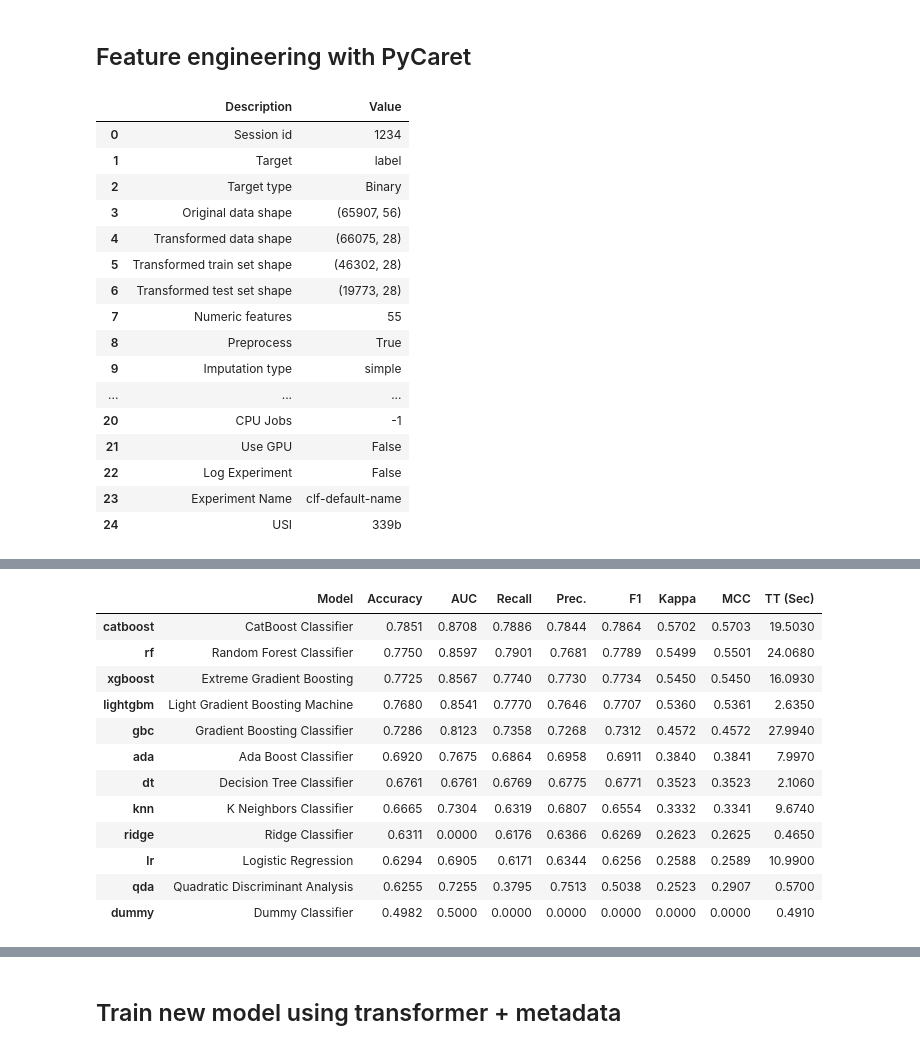
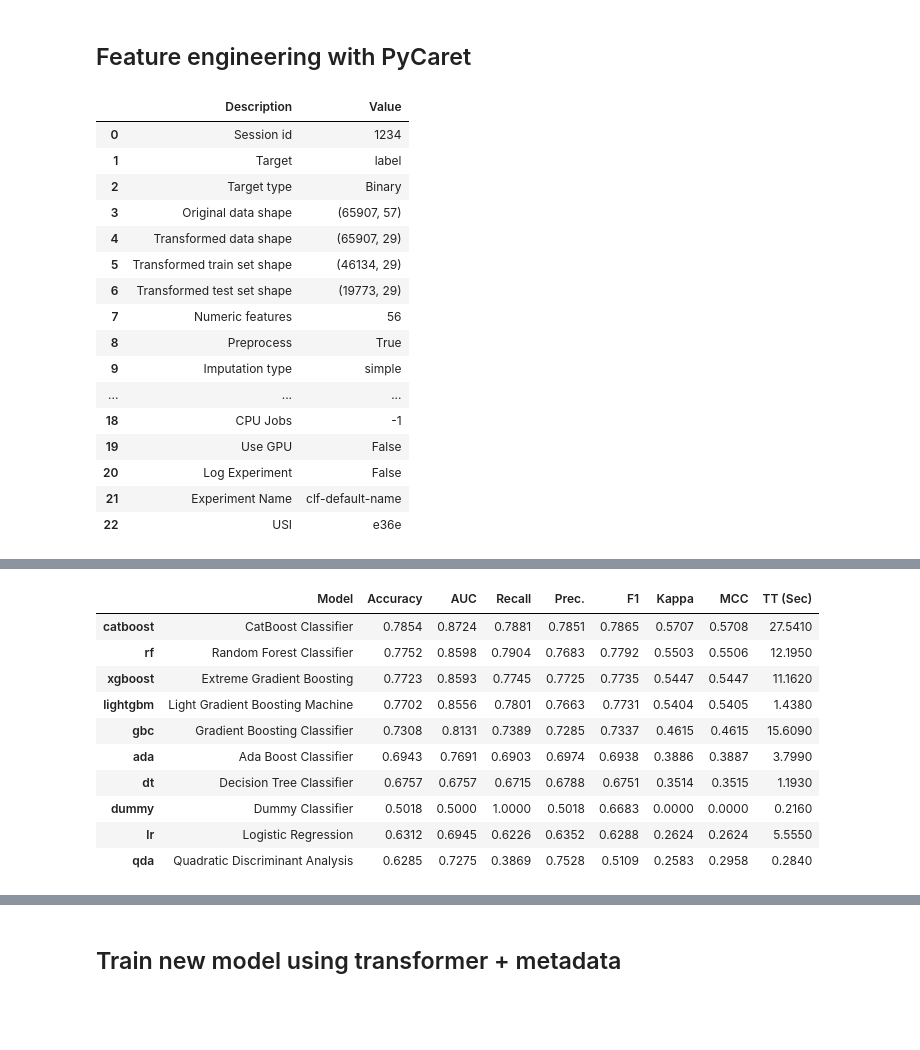
Before and after one commit to AlbertoUAH/autexTification, a Jupyter notebook: src/AuTexTification_fe_attached_models.ipynb, the cells around one changed output, grey strips where cells are left out. Saved outputs shown, nothing was run; the diff lists cells and outputs as text; code cells hidden in the pictures; blank space fills up the shorter version.

```diff
--- a/src/AuTexTification_fe_attached_models.ipynb
+++ b/src/AuTexTification_fe_attached_models.ipynb
@@ -62,6 +47,9 @@ train_df, test_df = train_test_split(train_df[['text', 'label']], test_size=0.2,
 # %%
 autextification_df = pd.read_csv('/kaggle/input/autextification-fe/autextification_fe.csv', sep=';')
 autextification_df['label'] = autextification_df['label'].apply(lambda x: 1 if x == 'generated' else 0)
+autextification_df['fe_num_signs_dup'] = autextification_df['text'].apply(lambda x:
+    len(re.findall(r"([\?\!\¿\¡]{2,})", x)
+))
 # %%
 train_df_fe = autextification_df.iloc[list(train_df.index), :]
 train_df_fe.reset_index(drop=True, inplace=True)
@@ -73,47 +61,42 @@ test_df_fe.reset_index(drop=True, inplace=True)
 autextification_df.drop(['id', 'text', 'lang'], axis=1, inplace=True)
 # %%
 # -- AutoML:
-# ---- Train size: 80 %
-# ---- Only numeric features
-# ---- Add feature selection (threshold = 0.9)
 # ---- Fix imbalance
 pd.set_option('display.max_rows', None)
 s = setup(data = autextification_df, target = 'label', numeric_features=list(autextification_df.columns)[1:],
           feature_selection_method='classic', categorical_features = [], session_id=1234, feature_selection=True,
-          n_features_to_select=0.5, fix_imbalance=True)
-best_model = compare_models(sort = 'F1', n_select=4, exclude=['lda', 'svm', 'et', 'nb'])
+          n_features_to_select=0.5, fix_imbalance=False)
+best_model = compare_models(sort = 'F1', n_select=4, exclude=['lda', 'svm', 'et', 'nb', 'knn', 'ridge'])
 # %% [output]
 |  | Description | Value |
 | 0 | Session id | 1234 |
 | 1 | Target | label |
 | 2 | Target type | Binary |
-| 3 | Original data shape | (65907, 56) |
-| 4 | Transformed data shape | (66075, 28) |
-| 5 | Transformed train set shape | (46302, 28) |
-| 6 | Transformed test set shape | (19773, 28) |
-| 7 | Numeric features | 55 |
+| 3 | Original data shape | (65907, 57) |
+| 4 | Transformed data shape | (65907, 29) |
+| 5 | Transformed train set shape | (46134, 29) |
+| 6 | Transformed test set shape | (19773, 29) |
+| 7 | Numeric features | 56 |
 | 8 | Preprocess | True |
 | 9 | Imputation type | simple |
 | ... | ... | ... |
-| 20 | CPU Jobs | -1 |
-| 21 | Use GPU | False |
-| 22 | Log Experiment | False |
-| 23 | Experiment Name | clf-default-name |
-| 24 | USI | 339b |
+| 18 | CPU Jobs | -1 |
+| 19 | Use GPU | False |
+| 20 | Log Experiment | False |
+| 21 | Experiment Name | clf-default-name |
+| 22 | USI | e36e |
 [interactive output not drawn]
 |  | Model | Accuracy | AUC | Recall | Prec. | F1 | Kappa | MCC | TT (Sec) |
-| catboost | CatBoost Classifier | 0.7851 | 0.8708 | 0.7886 | 0.7844 | 0.7864 | 0.5702 | 0.5703 | 19.5030 |
-| rf | Random Forest Classifier | 0.7750 | 0.8597 | 0.7901 | 0.7681 | 0.7789 | 0.5499 | 0.5501 | 24.0680 |
-| xgboost | Extreme Gradient Boosting | 0.7725 | 0.8567 | 0.7740 | 0.7730 | 0.7734 | 0.5450 | 0.5450 | 16.0930 |
-| lightgbm | Light Gradient Boosting Machine | 0.7680 | 0.8541 | 0.7770 | 0.7646 | 0.7707 | 0.5360 | 0.5361 | 2.6350 |
-| gbc | Gradient Boosting Classifier | 0.7286 | 0.8123 | 0.7358 | 0.7268 | 0.7312 | 0.4572 | 0.4572 | 27.9940 |
-| ada | Ada Boost Classifier | 0.6920 | 0.7675 | 0.6864 | 0.6958 | 0.6911 | 0.3840 | 0.3841 | 7.9970 |
-| dt | Decision Tree Classifier | 0.6761 | 0.6761 | 0.6769 | 0.6775 | 0.6771 | 0.3523 | 0.3523 | 2.1060 |
-| knn | K Neighbors Classifier | 0.6665 | 0.7304 | 0.6319 | 0.6807 | 0.6554 | 0.3332 | 0.3341 | 9.6740 |
-| ridge | Ridge Classifier | 0.6311 | 0.0000 | 0.6176 | 0.6366 | 0.6269 | 0.2623 | 0.2625 | 0.4650 |
-| lr | Logistic Regression | 0.6294 | 0.6905 | 0.6171 | 0.6344 | 0.6256 | 0.2588 | 0.2589 | 10.9900 |
-| qda | Quadratic Discriminant Analysis | 0.6255 | 0.7255 | 0.3795 | 0.7513 | 0.5038 | 0.2523 | 0.2907 | 0.5700 |
-| dummy | Dummy Classifier | 0.4982 | 0.5000 | 0.0000 | 0.0000 | 0.0000 | 0.0000 | 0.0000 | 0.4910 |
+| catboost | CatBoost Classifier | 0.7854 | 0.8724 | 0.7881 | 0.7851 | 0.7865 | 0.5707 | 0.5708 | 27.5410 |
+| rf | Random Forest Classifier | 0.7752 | 0.8598 | 0.7904 | 0.7683 | 0.7792 | 0.5503 | 0.5506 | 12.1950 |
+| xgboost | Extreme Gradient Boosting | 0.7723 | 0.8593 | 0.7745 | 0.7725 | 0.7735 | 0.5447 | 0.5447 | 11.1620 |
+| lightgbm | Light Gradient Boosting Machine | 0.7702 | 0.8556 | 0.7801 | 0.7663 | 0.7731 | 0.5404 | 0.5405 | 1.4380 |
+| gbc | Gradient Boosting Classifier | 0.7308 | 0.8131 | 0.7389 | 0.7285 | 0.7337 | 0.4615 | 0.4615 | 15.6090 |
+| ada | Ada Boost Classifier | 0.6943 | 0.7691 | 0.6903 | 0.6974 | 0.6938 | 0.3886 | 0.3887 | 3.7990 |
+| dt | Decision Tree Classifier | 0.6757 | 0.6757 | 0.6715 | 0.6788 | 0.6751 | 0.3514 | 0.3515 | 1.1930 |
+| dummy | Dummy Classifier | 0.5018 | 0.5000 | 1.0000 | 0.5018 | 0.6683 | 0.0000 | 0.0000 | 0.2160 |
+| lr | Logistic Regression | 0.6312 | 0.6945 | 0.6226 | 0.6352 | 0.6288 | 0.2624 | 0.2624 | 5.5550 |
+| qda | Quadratic Discriminant Analysis | 0.6285 | 0.7275 | 0.3869 | 0.7528 | 0.5109 | 0.2583 | 0.2958 | 0.2840 |
 # %%
 fig, axs = plt.subplots(2, 2, figsize=(15, 12))
 def plot_feature_importance(importance,names,model_type,i, j, col):
```
Also changed, not shown: parts of 33 cells of this notebook, 1 other file.
